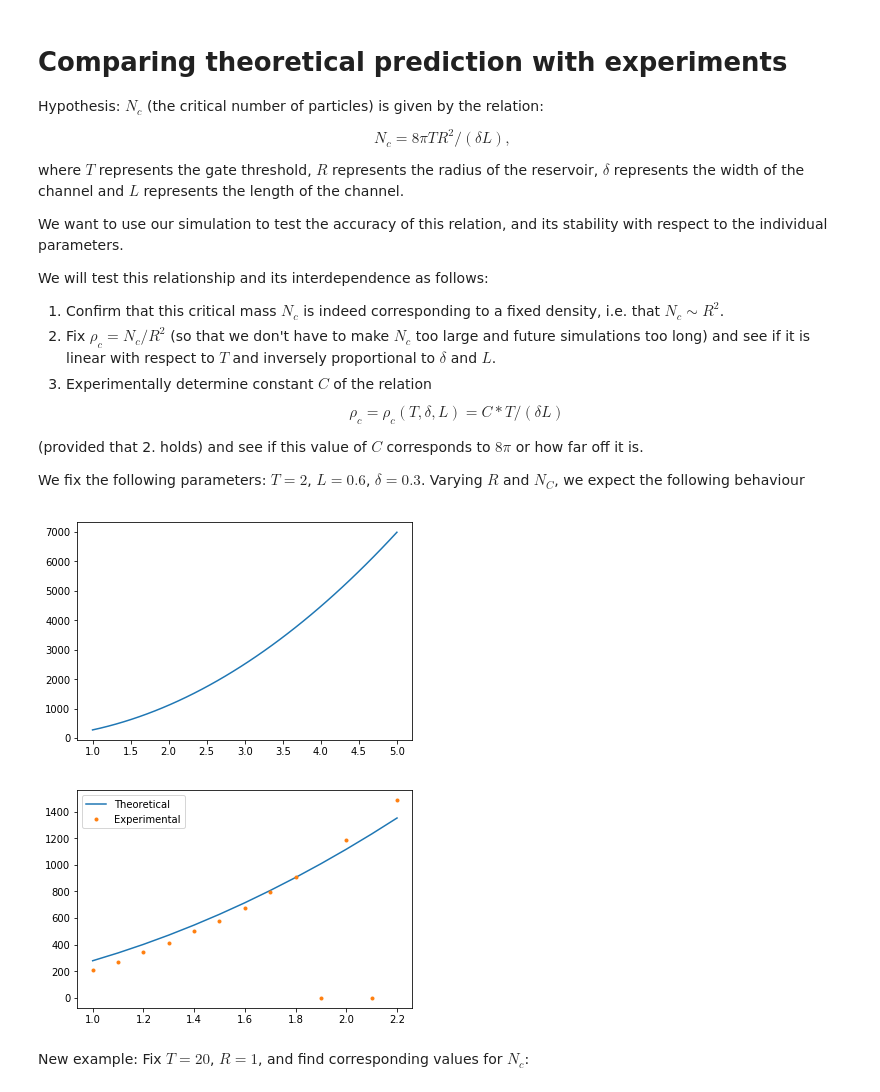
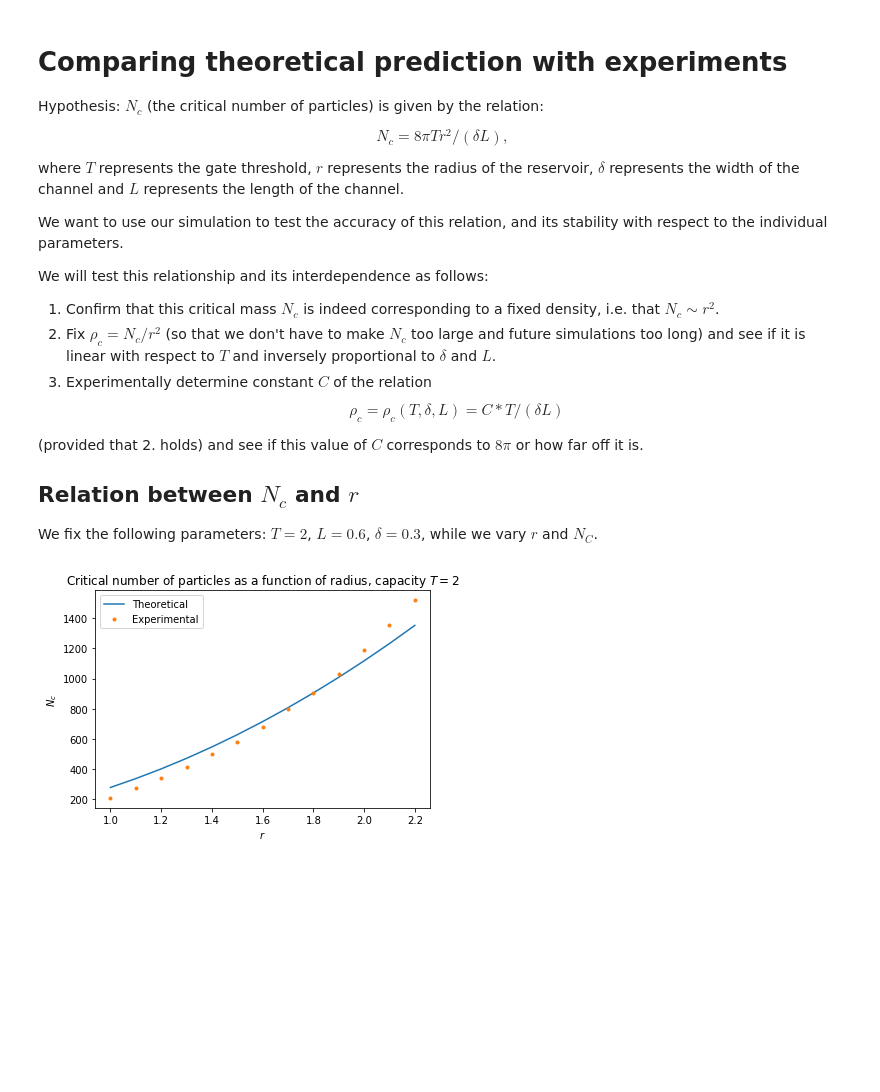
Before and after one commit to 0mar/non-newtonian-gate, a Jupyter notebook: relation_finder.ipynb, the cells around one changed output. Cells and saved outputs as stored; diff of their text form; code cells hidden in the pictures; blank space fills up the shorter version.

```diff
--- a/relation_finder.ipynb
+++ b/relation_finder.ipynb
@@ -3,44 +3,40 @@
 
 Hypothesis: $N_c$ (the critical number of particles) is given by the relation:
 
-$$N_c = 8\pi TR^2/(\delta L),$$
+$$N_c = 8\pi Tr^2/(\delta L),$$
 
-where $T$ represents the gate threshold, $R$ represents the radius of the reservoir, $\delta$ represents the width of the channel and $L$ represents the length of the channel.
+where $T$ represents the gate threshold, $r$ represents the radius of the reservoir, $\delta$ represents the width of the channel and $L$ represents the length of the channel.
 
 We want to use our simulation to test the accuracy of this relation, and its stability with respect to the individual parameters.
 
 We will test this relationship and its interdependence as follows:
 
-1. Confirm that this critical mass $N_c$ is indeed corresponding to a fixed density, i.e. that $N_c \sim R^2$.
-2. Fix $\rho_c = N_c/R^2$ (so that we don't have to make $N_c$ too large and future simulations too long) and see if it is linear with respect to $T$ and inversely proportional to $\delta$ and $L$.
+1. Confirm that this critical mass $N_c$ is indeed corresponding to a fixed density, i.e. that $N_c \sim r^2$.
+2. Fix $\rho_c = N_c/r^2$ (so that we don't have to make $N_c$ too large and future simulations too long) and see if it is linear with respect to $T$ and inversely proportional to $\delta$ and $L$.
 3. Experimentally determine constant $C$ of the relation
 $$\rho_c = \rho_c(T,\delta,L) = C*T/ (\delta L)$$
 
 (provided that 2. holds) and see if this value of $C$ corresponds to $8\pi$ or how far off it is.
 
-We fix the following parameters: $T = 2$, $L=0.6$, $\delta = 0.3$. Varying $R$ and $N_C$, we expect the following behaviour
+## Relation between $N_c$ and $r$
+We fix the following parameters: $T = 2$, $L=0.6$, $\delta = 0.3$, while we vary $r$ and $N_C$.
 # %%
 import numpy as np
 import matplotlib.pyplot as plt
-
-radii = np.linspace(1,5,40)
+%matplotlib inline
+crit = np.array([210,273,343,413,500,577,679,796,906,1031,1187,1352,1518])
+radii = np.linspace(1.,2.2,len(crit))
 delta = 0.3
 L = 0.6
 n_c = 8*np.pi*2*radii**2/(L*delta)
+T = 2
+plt.figure()
 plt.plot(radii,n_c)
+plt.plot(radii,crit,'.')
+plt.title("Critical number of particles as a function of radius, capacity $T = 2$")
+plt.xlabel("$r$")
+plt.ylabel("$N_c$")
+plt.legend(["Theoretical","Experimental"])
 plt.show()
 # %% [output]
-[figure, old version]
+[figure, new version]
-# %%
-crit = np.array([210,273,343,413,500,577,679,796,906,0,1187,0,1485])
-radii = np.linspace(1.,2.2,len(crit))
-n_c = 8*np.pi*2*radii**2/(L*delta)
-
-plt.plot(radii,n_c)
-plt.plot(radii,crit,'.')
-plt.legend(["Theoretical","Experimental"])
-plt.show()
-# %% [output]
-[figure, removed]
-# %% [markdown]
-New example: Fix $T = 20$, $R=1$, and find corresponding values for $N_c$:
```
Also changed, not shown: parts of 17 cells of this notebook.
